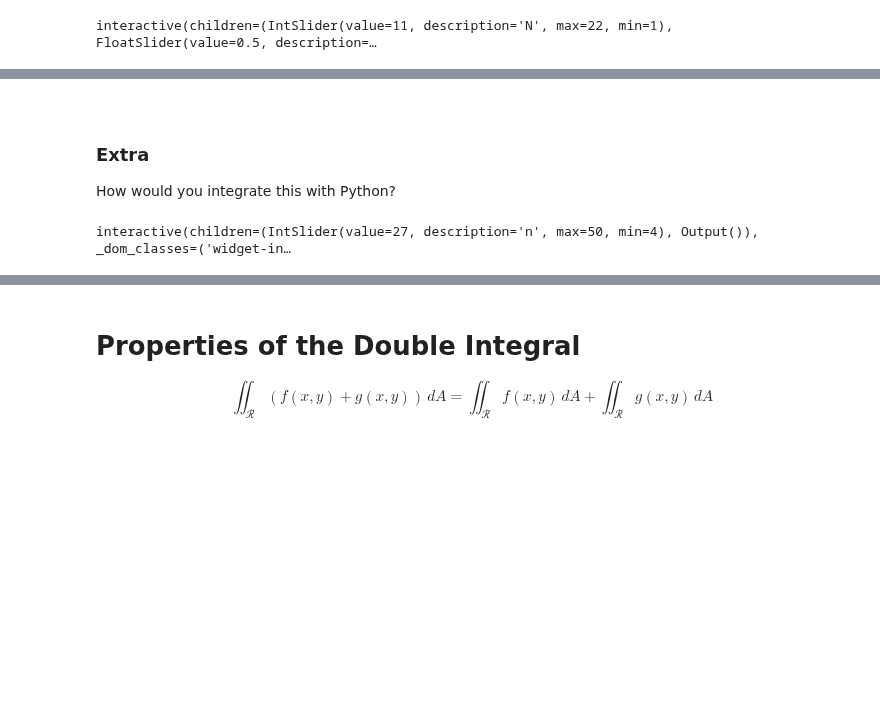
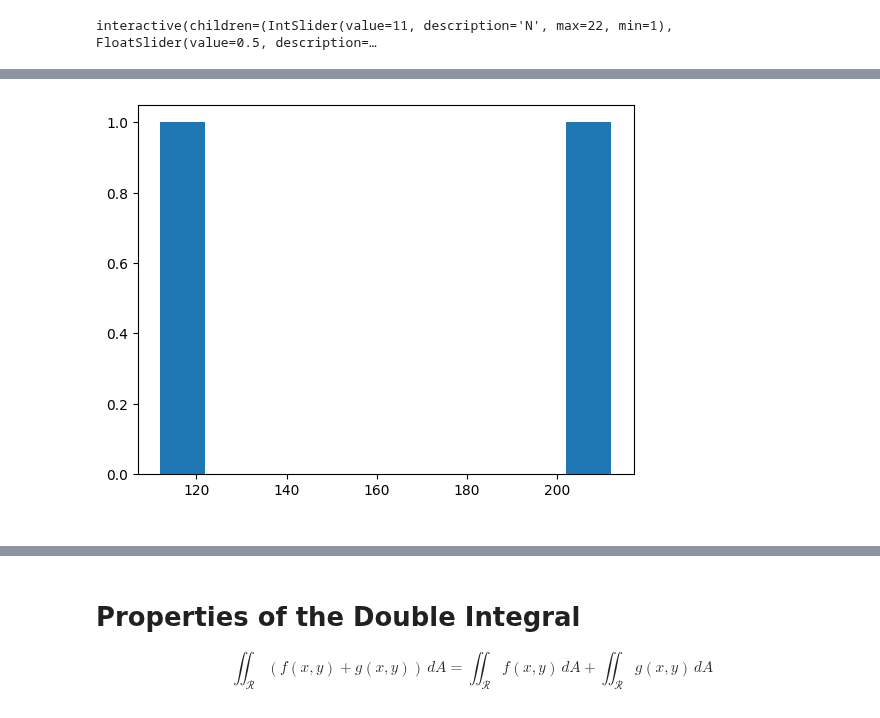
Before and after one commit to drewyoungren/mvc, a Jupyter notebook: lec/mvc-L14.ipynb, the cells around one changed output, grey strips where cells are left out. Drawn from its saved outputs; the diff is of its cells as text; code cells hidden in the pictures; blank space fills up the shorter version.

Commit message:
Rearrange integrations

```diff
--- a/lec/mvc-L14.ipynb
+++ b/lec/mvc-L14.ipynb
@@ -1,22 +1,30 @@
 # %%
 import numpy as np
 import matplotlib.pyplot as plt
+import pandas as pd
 from IPython.display import display, HTML, IFrame
 from ipywidgets import interact,fixed
-import pandas as pd
 from mpl_toolkits import mplot3d
-from matplotlib.patches import FancyArrowPatch,Rectangle
 from mpl_toolkits.mplot3d.art3d import Poly3DCollection
-
-plt.rcParams["figure.figsize"] = [8,6]
+from matplotlib.patches import Rectangle
 
 from numpy.linalg import norm
-from numpy import cos,sin,tan,arctan,exp,log,pi,sqrt,arange,array,linspace,meshgrid
+from numpy import cos,sin,tan,arctan,exp,log,pi,sqrt,arange,linspace,meshgrid,array
+from ipykernel.pylab.backend_inline import flush_figures
+
+from scipy.integrate import quad, dblquad, tplquad
 
 %matplotlib inline
 
+plt.rcParams.update({
+    "figure.figsize": (8,8),
+    "text.usetex": True,
+# #     "font.family": "serif",
+})
+
 # Uncomment the one that corresponds to your Jupyter theme
-plt.style.use('dark_background')
+plt.style.use('default')
+# plt.style.use('dark_background')
 # plt.style.use('fivethirtyeight')
 # plt.style.use('Solarize_Light2')
 # %% [markdown]
@@ -226,16 +218,11 @@ print(f"lower-left:\t{ll:.4f}\nupper-left:\t{ul:.4f}\nmidpoints:\t{mp:.4f}")
+# %%
+collect_url = "https://docs.google.com/spreadsheets/d/e/2PACX-1vQRwKlJs72x48sZhqdcvm3NeU92VR-gDhx1MAmwY5WvhDQDD1d1b02_DkvdL4SMbb8T2nWGY0lCVSXt/pub?gid=1709777185&single=true&output=csv"
+
+df = pd.read_csv(collect_url)
+entries = df["Eyeball Integration"].tolist()
+
+plt.hist(entries);
+# %% [output]
+[figure, added]
 # %% [markdown]
-<div style="padding-bottom: 40%"></div>
+<p style="padding-bottom:40%;"> </p>
-# %% [markdown]
-### Extra
-
-How would you integrate this with Python?
-# %%
-@interact
-def _(n=(4,50),
-     f=fixed(lambda x,y: x/(y+1))):
-    dx = 1/n
-    dy = 2/n
-    mp = dx*dy*sum([f(x,y) for x in np.arange(dx/2,1.,dx) for y in np.arange(dy/2,2.,dy)])
-    print(f"With {n*n} subrectangles, the integral is approximately {mp:.15f}")
-# %% [output]
-interactive(children=(IntSlider(value=27, description='n', max=50, min=4), Output()), _dom_classes=('widget-in…
```
Also changed, not shown: parts of 45 cells of this notebook, 7 other files.
